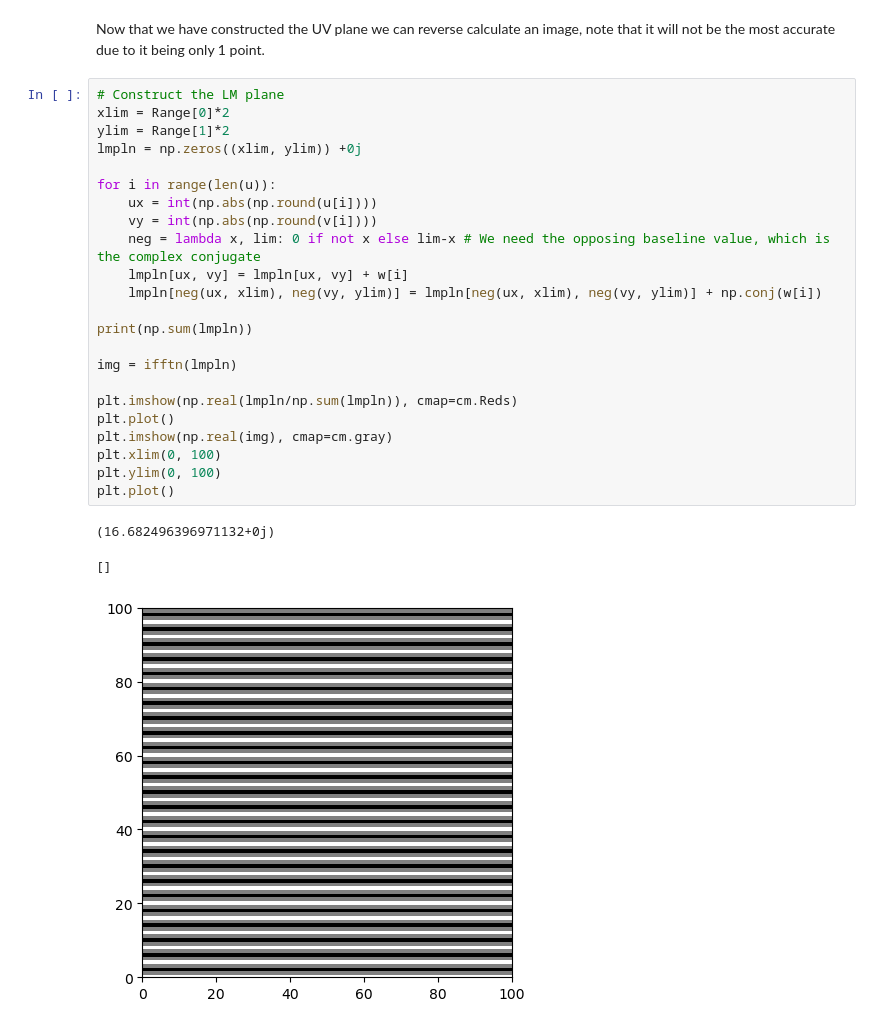
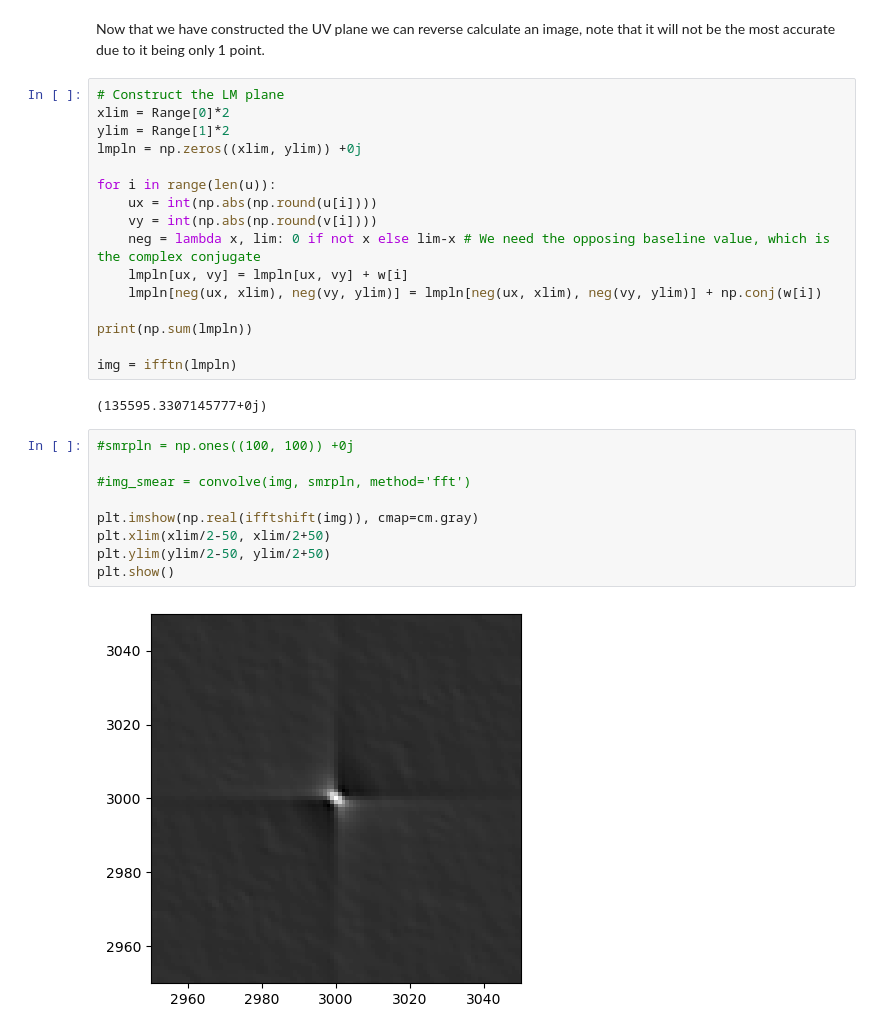
Before and after one commit to oliviax727/phd-programs, a Jupyter notebook: interferometry practice/olivia_interferometry.ipynb, the cells around one changed output. Saved outputs shown, nothing was run; the diff lists cells and outputs as text.

```diff
--- a/interferometry practice/olivia_interferometry.ipynb
+++ b/interferometry practice/olivia_interferometry.ipynb
@@ -208,14 +215,16 @@ for i in range(len(u)):
 print(np.sum(lmpln))
 
 img = ifftn(lmpln)
-
-plt.imshow(np.real(lmpln/np.sum(lmpln)), cmap=cm.Reds)
-plt.plot()
-plt.imshow(np.real(img), cmap=cm.gray)
-plt.xlim(0, 100)
-plt.ylim(0, 100)
-plt.plot()
 # %% [output]
-(16.682496396971132+0j)
+(135595.3307145777+0j)
-[]
-[figure, removed]
+# %%
+#smrpln = np.ones((100, 100)) +0j
+
+#img_smear = convolve(img, smrpln, method='fft')
+
+plt.imshow(np.real(ifftshift(img)), cmap=cm.gray)
+plt.xlim(xlim/2-50, xlim/2+50)
+plt.ylim(ylim/2-50, ylim/2+50)
+plt.show()
+# %% [output]
+[figure, added]
```
Also changed, not shown: parts of 5 cells of this notebook, 1 other file.
